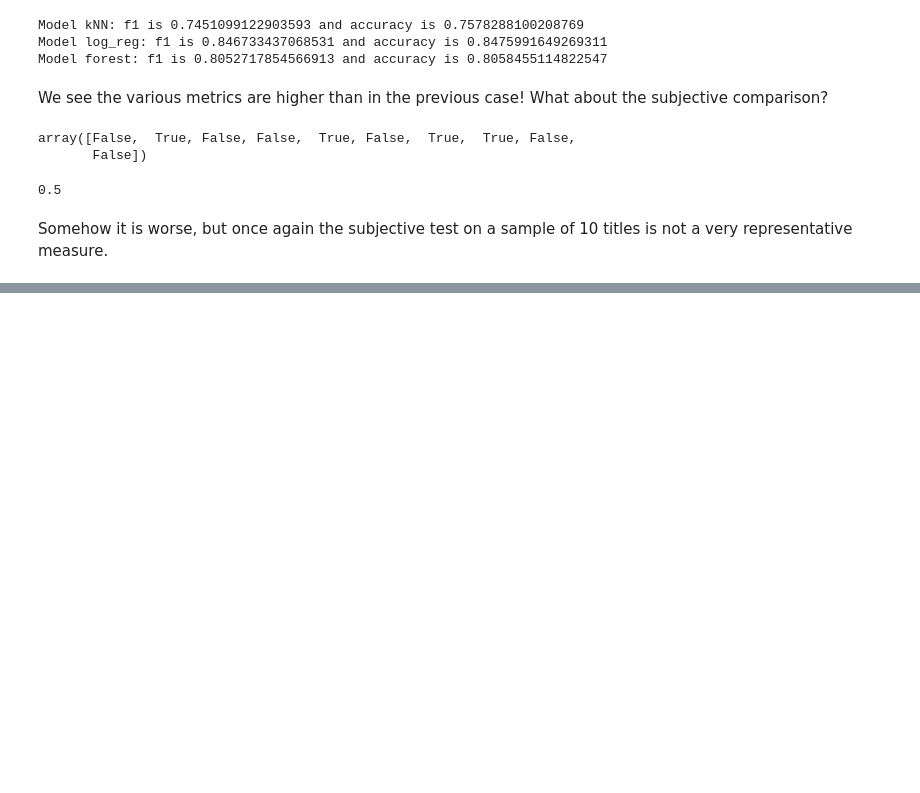
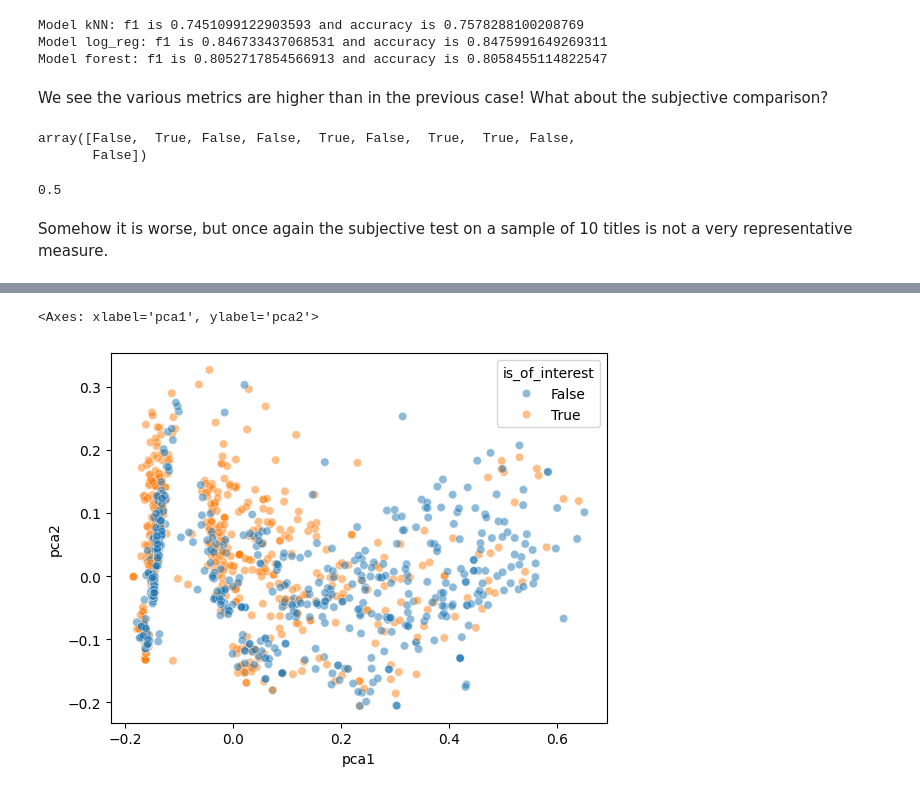
Before and after one commit to NicolasChagnet/arxiv-recommendations, a Jupyter notebook: analysis_zotero_lib.ipynb, the cells around one changed output, grey strips where cells are left out. Cells and saved outputs as stored; diff of their text form; code cells hidden in the pictures; blank space fills up the shorter version.

```diff
--- a/analysis_zotero_lib.ipynb
+++ b/analysis_zotero_lib.ipynb
@@ -200,0 +230,13 @@ Somehow it is worse, but once again the subjective test on a sample of 10 titles
+# %%
+pca2 = PCA(n_components=2)
+authors_pca = pca2.fit_transform(authors_tfidf)
+
+edited_df_pca_authors = pd.DataFrame(authors_pca, index=edited_df["is_of_interest"])
+edited_df_pca_authors.columns = ["pca1", "pca2"]
+# %%
+sns.scatterplot(
+    edited_df_pca_authors, x="pca1", y="pca2", hue="is_of_interest", alpha=0.5
+)
+# %% [output]
+<Axes: xlabel='pca1', ylabel='pca2'>
+[figure, added]
```
Also changed, not shown: parts of 6 cells of this notebook.
